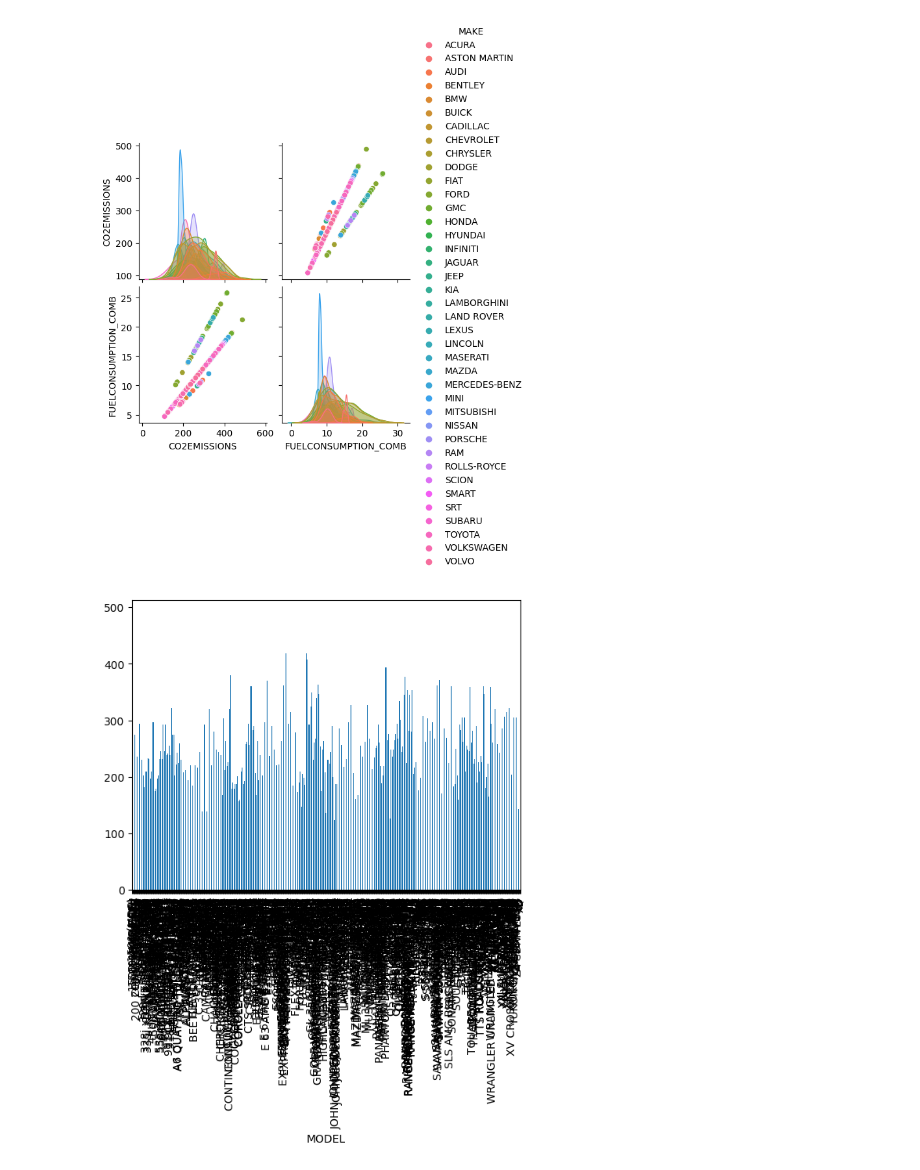
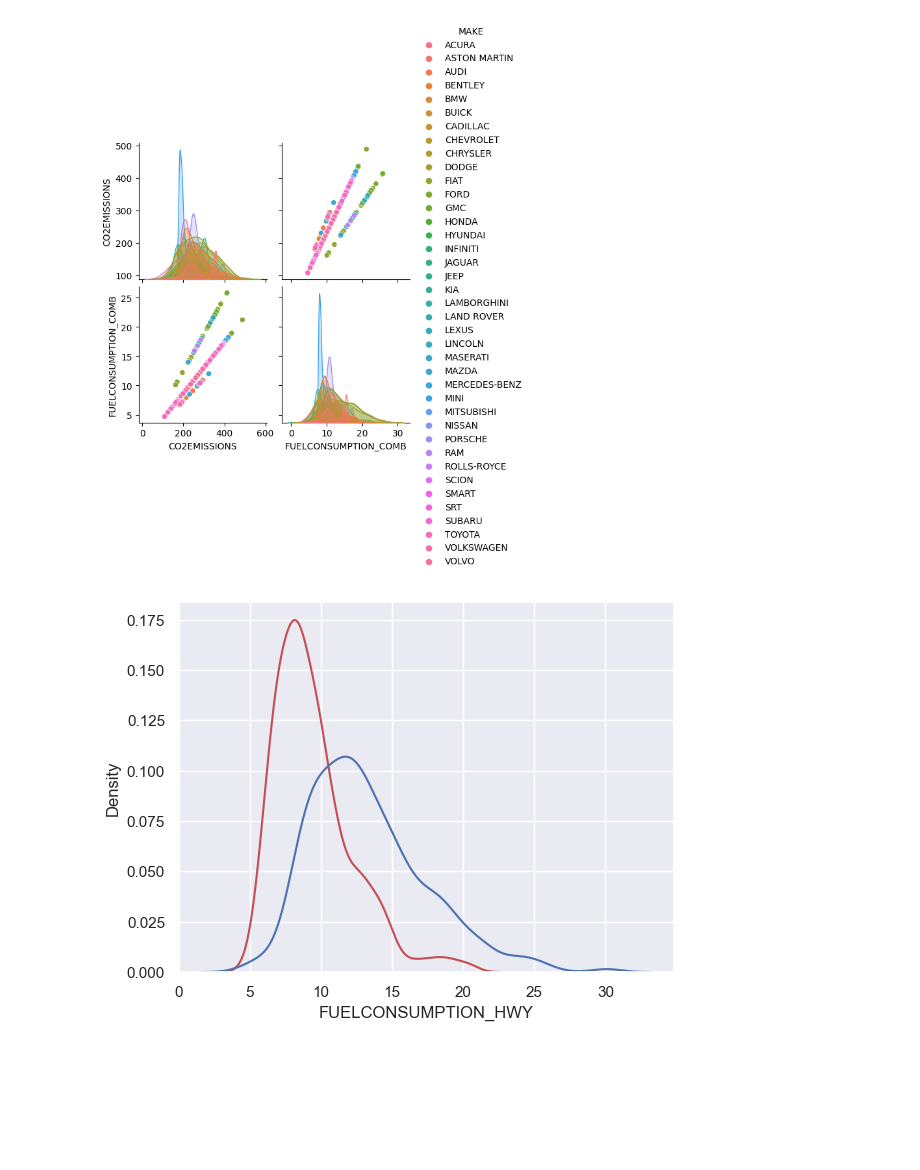
Before and after one commit to juneedpk/vscode-jupyter, a Jupyter notebook: fuel_eda.ipynb, the cells around one changed output. Cells and saved outputs as stored; diff of their text form; code cells hidden in the pictures; blank space fills up the shorter version.

```diff
--- a/fuel_eda.ipynb
+++ b/fuel_eda.ipynb
@@ -73,7 +73,11 @@ sns.pairplot(fl,hue='MAKE',vars=['CO2EMISSIONS','FUELCONSUMPTION_COMB'])
 # %% [output]
 <seaborn.axisgrid.PairGrid at 0x...>
 [figure]
-# %%
-ax = fl.groupby('MODEL')['CO2EMISSIONS'].mean().plot(kind='bar')
-# %% [output]
-[figure, removed]
+# %%
+
+
+
+fig = sns.kdeplot(fl['FUELCONSUMPTION_HWY'],color="r")
+fig = sns.kdeplot(fl['FUELCONSUMPTION_CITY'], color="b")
+# %% [output]
+[figure, added]
```
